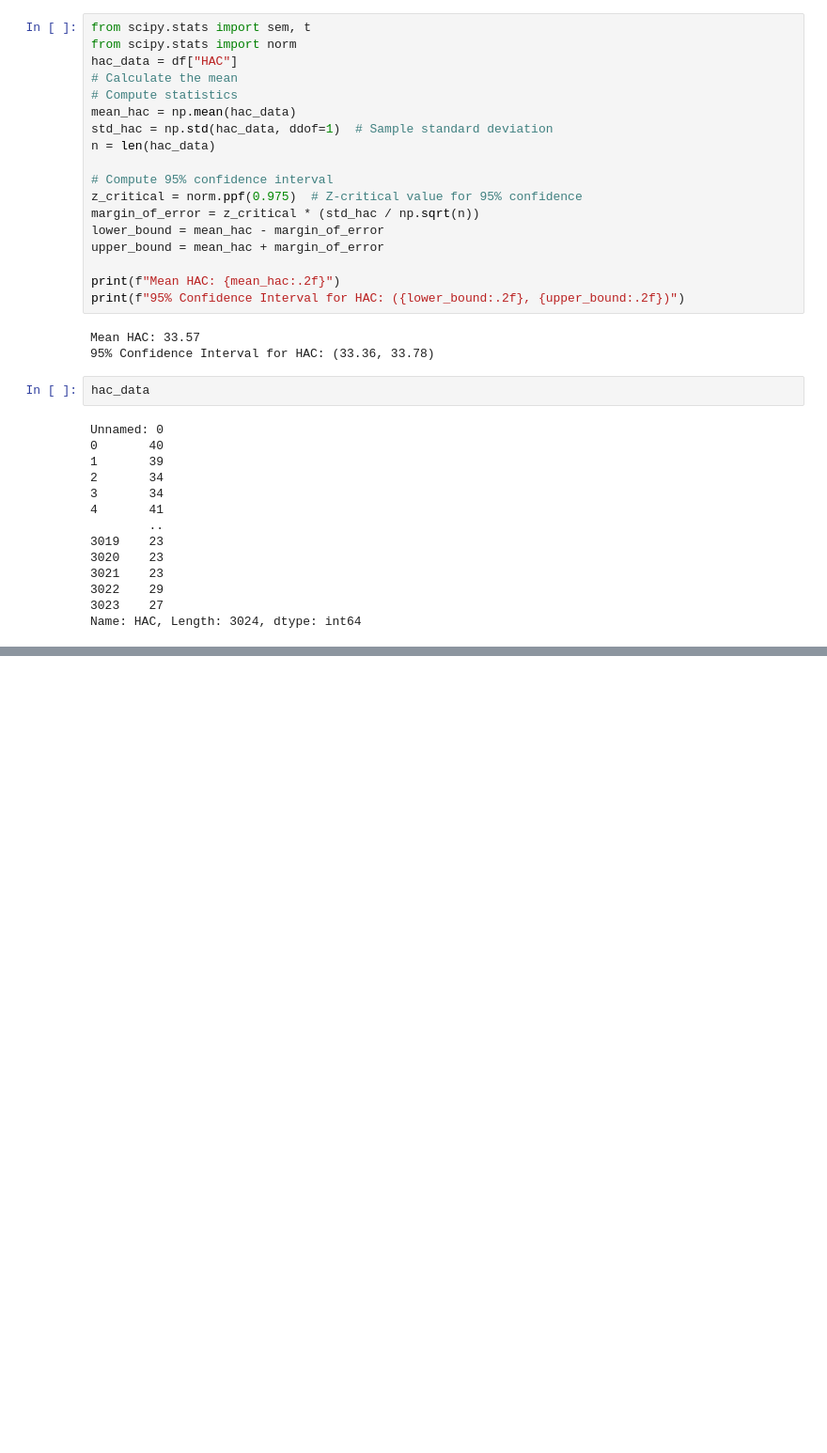
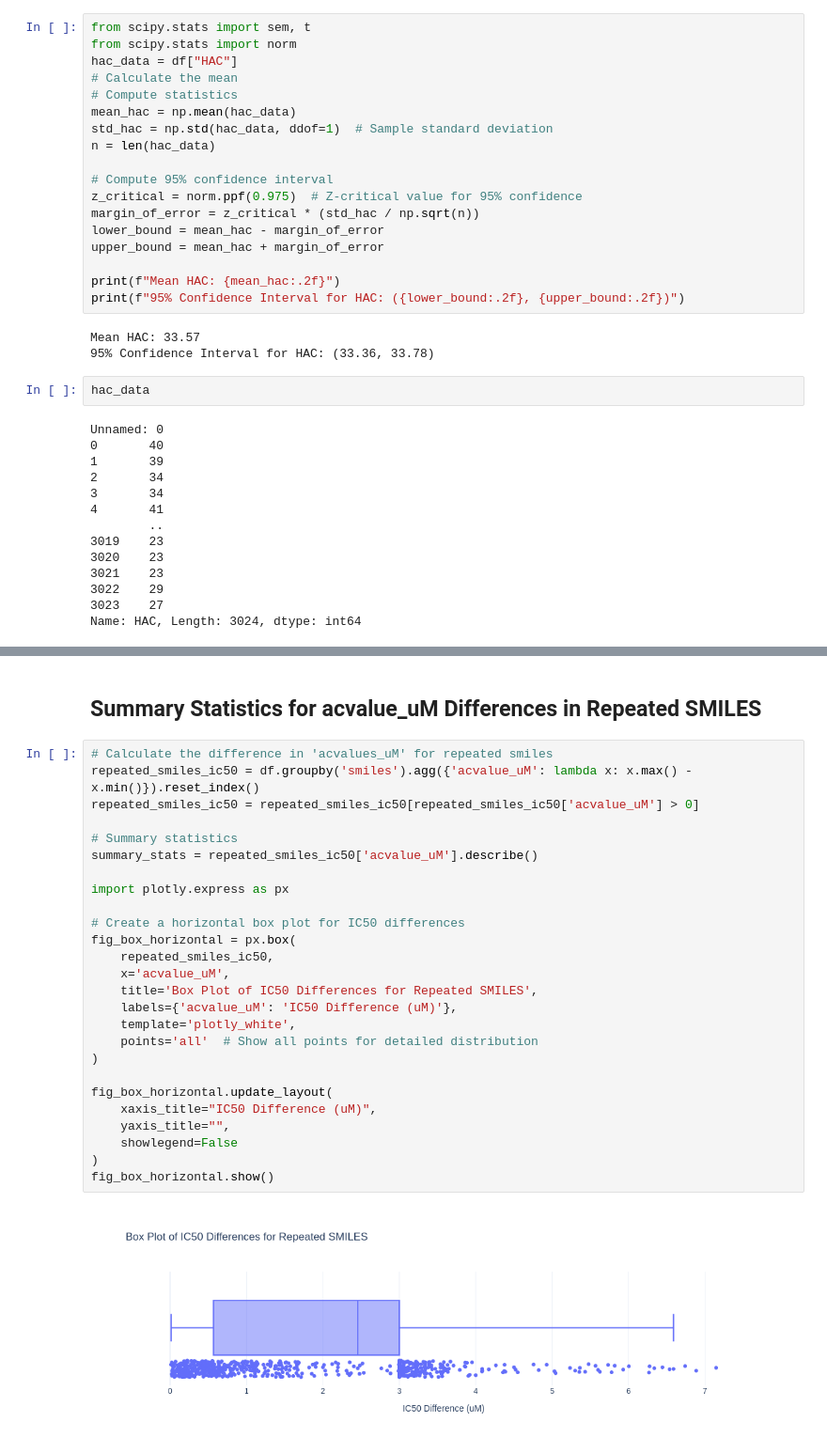
Before and after one commit to pushkarjajoria/Tox21, a Jupyter notebook: exploration_notebooks/cache5_exploration.ipynb, the cells around one changed output, grey strips where cells are left out. Shown at 94% size. Cells and saved outputs as stored; diff of their text form; blank space fills up the shorter version.

```diff
--- a/exploration_notebooks/cache5_exploration.ipynb
+++ b/exploration_notebooks/cache5_exploration.ipynb
@@ -151,0 +168,30 @@ Name: HAC, Length: 3024, dtype: int64
+# %% [markdown]
+## Summary Statistics for acvalue_uM Differences in Repeated SMILES
+# %%
+# Calculate the difference in 'acvalues_uM' for repeated smiles
+repeated_smiles_ic50 = df.groupby('smiles').agg({'acvalue_uM': lambda x: x.max() - x.min()}).reset_index()
+repeated_smiles_ic50 = repeated_smiles_ic50[repeated_smiles_ic50['acvalue_uM'] > 0]
+
+# Summary statistics
+summary_stats = repeated_smiles_ic50['acvalue_uM'].describe()
+
+import plotly.express as px
+
+# Create a horizontal box plot for IC50 differences
+fig_box_horizontal = px.box(
+    repeated_smiles_ic50,
+    x='acvalue_uM',
+    title='Box Plot of IC50 Differences for Repeated SMILES',
+    labels={'acvalue_uM': 'IC50 Difference (uM)'},
+    template='plotly_white',
+    points='all'  # Show all points for detailed distribution
+)
+
+fig_box_horizontal.update_layout(
+    xaxis_title="IC50 Difference (uM)",
+    yaxis_title="",
+    showlegend=False
+)
+fig_box_horizontal.show()
+# %% [output]
+[figure, added]
```
Also changed, not shown: parts of 10 cells of this notebook, 7 other files.
